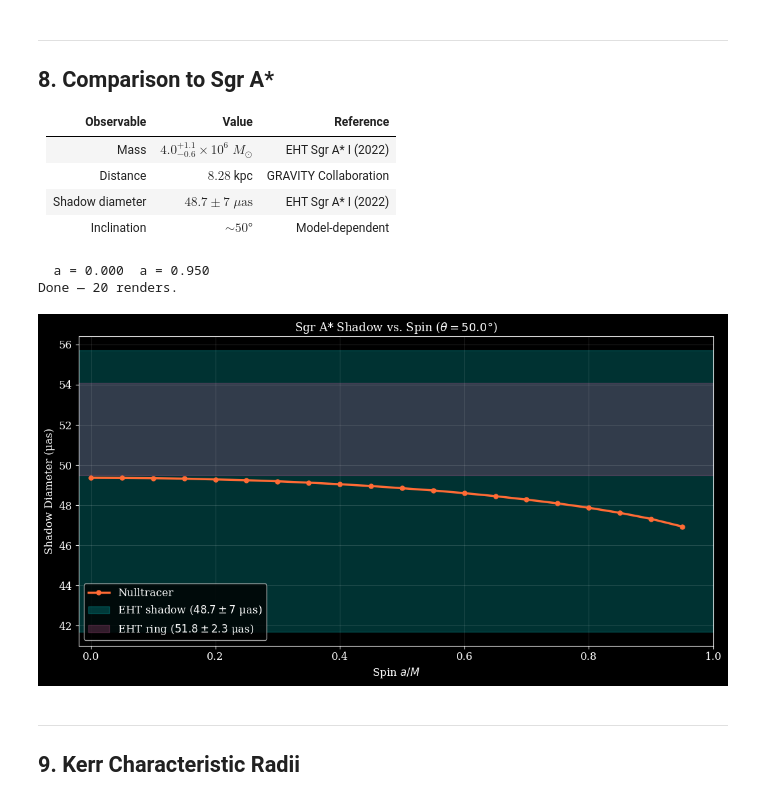
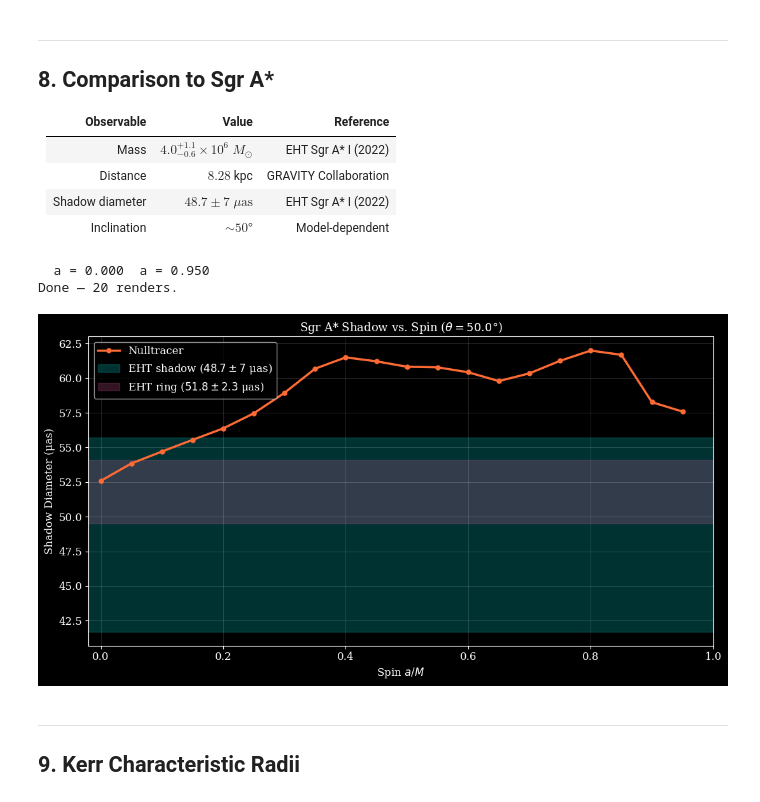
Before and after one commit to ethank5149/nulltracer, a Jupyter notebook: nulltracer.ipynb, the cells around one changed output. Saved outputs shown, nothing was run; the diff lists cells and outputs as text; code cells hidden in the pictures.

```diff
--- a/nulltracer.ipynb
+++ b/nulltracer.ipynb
@@ -336,7 +336,7 @@ m87_results = []
 for a_val in spin_values:
     print(f"\r  a = {a_val:.3f}", end='', flush=True)
     img, shadow, data = render_kerr(a_val, M87['incl'], 512, 512, fov=7.0,
-                                     show_disk=False, step_size=0.15, method='rkdp8')
+                                     show_disk=False, obs_dist=500, step_size=0.15, method='rkdp8')
     obs = fit_ellipse_to_shadow(shadow, fov=7.0, img_size=512)
     if obs:
         obs['spin'] = a_val
@@ -403,35 +404,35 @@ Spin consistent with M87*: a ∈ [0.00, 0.50]
 # %%
 sgra_results = []
 for a_val in spin_values:
     print(f"\r  a = {a_val:.3f}", end='', flush=True)
     img, shadow, _ = render_kerr(a_val, SgrA['incl'], 512, 512, fov=7.0,
-                                  show_disk=False, step_size=0.15, method='rkdp8')
+                                  show_disk=False, obs_dist=500, step_size=0.15, method='rkdp8')
     obs = fit_ellipse_to_shadow(shadow, fov=7.0, img_size=512)
     if obs:
         obs['spin'] = a_val
         obs['diameter_uas'] = M_to_uas(obs['diameter_M'], SgrA['mass_kg'], SgrA['dist_m'])
         sgra_results.append(obs)
 print(f"\nDone — {len(sgra_results)} renders.")
 
 sgra_s = np.array([r['spin'] for r in sgra_results])
 sgra_d = np.array([r['diameter_uas'] for r in sgra_results])
 
 fig, ax = plt.subplots(figsize=(11, 6))
 ax.plot(sgra_s, sgra_d, 'o-', color='#FF6B35', lw=2.5, ms=5, label='Nulltracer', zorder=5)
 ax.axhspan(SgrA['shadow_uas']-SgrA['shadow_err'], SgrA['shadow_uas']+SgrA['shadow_err'],
            alpha=0.2, color='cyan', label=rf"EHT shadow ($48.7 \pm 7$ μas)")
 ax.axhspan(SgrA['ring_uas']-SgrA['ring_err'], SgrA['ring_uas']+SgrA['ring_err'],
            alpha=0.2, color='#FF69B4', label=rf"EHT ring ($51.8 \pm 2.3$ μas)")
 ax.set_xlabel('Spin $a/M$'); ax.set_ylabel('Shadow Diameter (μas)')
 ax.set_title(f'Sgr A* Shadow vs. Spin ($\\theta = {SgrA["incl"]}°$)', fontsize=13)
 ax.legend(); ax.grid(alpha=0.15); ax.set_xlim(-0.02, 1)
 plt.tight_layout()
 plt.savefig('sgra_spin_sweep.png', bbox_inches='tight')
 plt.show()
 # %% [output]
   a = 0.000  a = 0.950
 Done — 20 renders.
-[figure, old version]
+[figure, new version]
 # %% [markdown]
 ---
 
```
Also changed, not shown: parts of 6 cells of this notebook, 1 other file.
